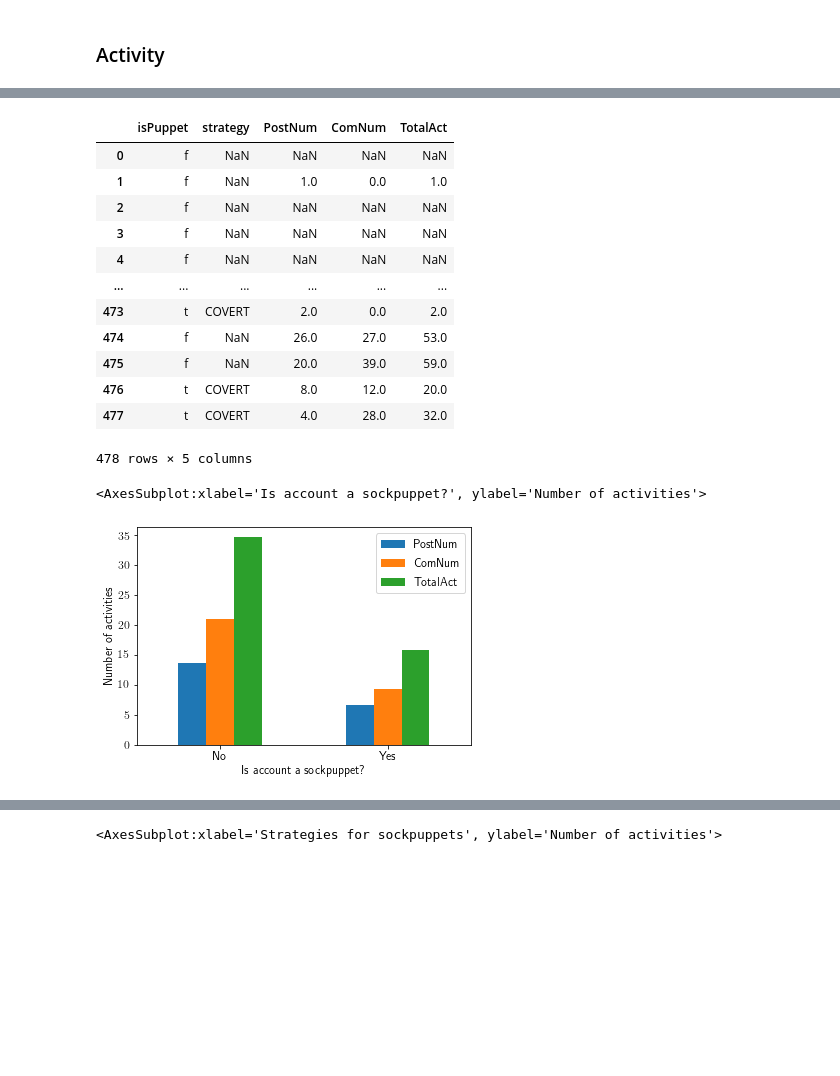
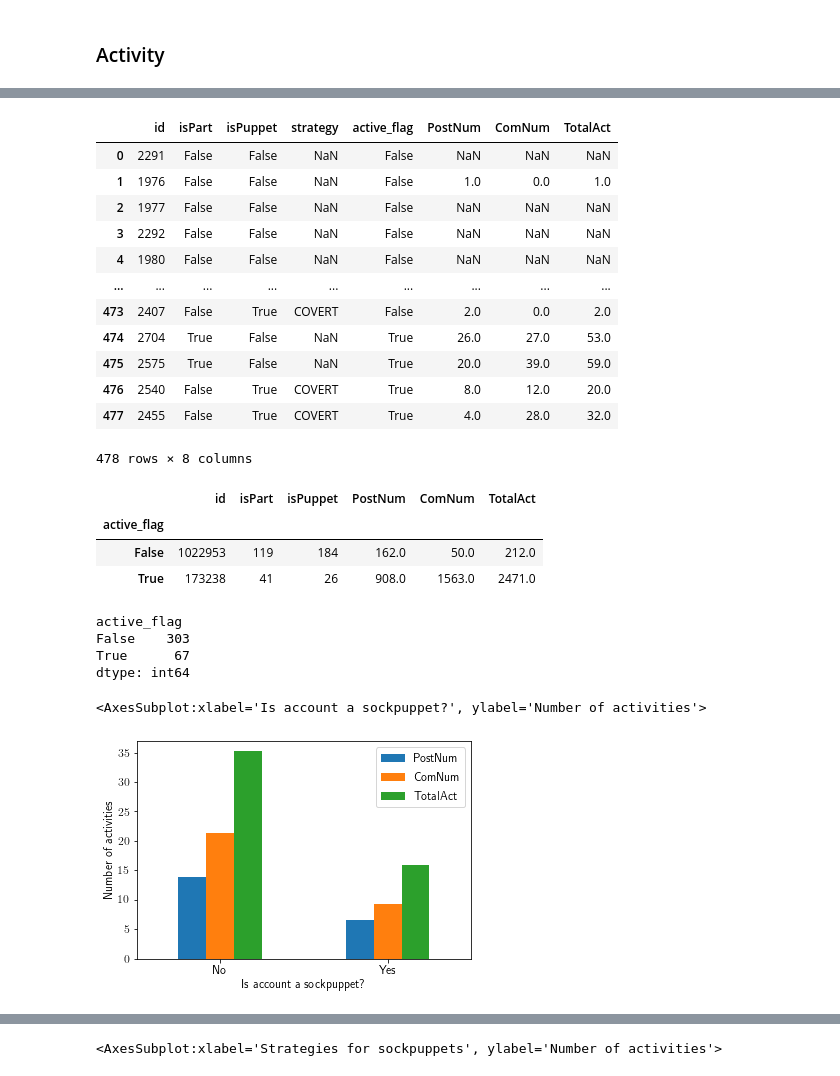
Before and after one commit to ruiliu310/dartpost-research, a Jupyter notebook: data_analytics.ipynb, the cells around one changed output, grey strips where cells are left out. Cells and saved outputs as stored; diff of their text form; code cells hidden in the pictures; blank space fills up the shorter version.

```diff
--- a/data_analytics.ipynb
+++ b/data_analytics.ipynb
@@ -80 +113,8 @@ display(df_comments.head())
+# %%
+df_users_active = pd.merge(df_users, df_active_agg, how="left", left_on="id", right_on="id")
+
+df_users_active["active_range"].fillna(pd.Timedelta("0 day"), inplace=True)
+df_users_active["active_flag"].fillna(False, inplace=True)
+
+df_users_final = df_users_active
 # %%
@@ -149,6 +158,5 @@ display(df_act.head())
 # %%
-df_users_final = pd.merge(df_users, df_act, left_on=["id"], right_index=True, how="left")
-
+df_users_final = pd.merge(df_users_final, df_act, left_on=["id"], right_index=True, how="left")
 display(df_users_final.head())
 # %% [output]
 |  | id | email | username | password_x | firstName | lastName | fullName | profilePic | isMod | ... |
@@ -161,23 +169,42 @@ display(df_users_final.head())
 # %%
-df_users_act = df_users_final[["isPuppet", "strategy", "PostNum", "ComNum", "TotalAct"]]
+df_users_act = df_users_final[["id", "isPart", "isPuppet", "strategy", "active_flag", "PostNum", "ComNum", "TotalAct"]]
 
 display(df_users_act)
 # %% [output]
-|  | isPuppet | strategy | PostNum | ComNum | TotalAct |
-| 0 | f | NaN | NaN | NaN | NaN |
-| 1 | f | NaN | 1.0 | 0.0 | 1.0 |
-| 2 | f | NaN | NaN | NaN | NaN |
-| 3 | f | NaN | NaN | NaN | NaN |
-| 4 | f | NaN | NaN | NaN | NaN |
-| ... | ... | ... | ... | ... | ... |
-| 473 | t | COVERT | 2.0 | 0.0 | 2.0 |
-| 474 | f | NaN | 26.0 | 27.0 | 53.0 |
-| 475 | f | NaN | 20.0 | 39.0 | 59.0 |
-| 476 | t | COVERT | 8.0 | 12.0 | 20.0 |
-| 477 | t | COVERT | 4.0 | 28.0 | 32.0 |
+|  | id | isPart | isPuppet | strategy | active_flag | PostNum | ComNum | TotalAct |
+| 0 | 2291 | False | False | NaN | False | NaN | NaN | NaN |
+| 1 | 1976 | False | False | NaN | False | 1.0 | 0.0 | 1.0 |
+| 2 | 1977 | False | False | NaN | False | NaN | NaN | NaN |
+| 3 | 2292 | False | False | NaN | False | NaN | NaN | NaN |
+| 4 | 1980 | False | False | NaN | False | NaN | NaN | NaN |
+| ... | ... | ... | ... | ... | ... | ... | ... | ... |
+| 473 | 2407 | False | True | COVERT | False | 2.0 | 0.0 | 2.0 |
+| 474 | 2704 | True | False | NaN | True | 26.0 | 27.0 | 53.0 |
+| 475 | 2575 | True | False | NaN | True | 20.0 | 39.0 | 59.0 |
+| 476 | 2540 | False | True | COVERT | True | 8.0 | 12.0 | 20.0 |
+| 477 | 2455 | False | True | COVERT | True | 4.0 | 28.0 | 32.0 |
-478 rows × 5 columns
+478 rows × 8 columns
+# %%
+df_all_index = df_users_act["isPart"] | df_users_act["isPuppet"]
+
+df_active_index = df_all_index & df_users_act["active_flag"]
+# %%
+df_users_act.groupby("active_flag").sum()
+# %% [output]
+|  | id | isPart | isPuppet | PostNum | ComNum | TotalAct |
+| active_flag |  |  |  |  |  |  |
+| False | 1022953 | 119 | 184 | 162.0 | 50.0 | 212.0 |
+| True | 173238 | 41 | 26 | 908.0 | 1563.0 | 2471.0 |
+# %%
+display(df_users_act[df_all_index].groupby("active_flag").size())
+# df_users_act[df_all_index].groupby("active_flag").size().rename(index={True: "Yes", False: "No"}).plot(kind="bar", rot=0, xlabel="Active or not")
+# %% [output]
+active_flag
+False    303
+True      67
+dtype: int64
 # %%
-df_users_act.groupby("isPuppet").mean().rename(index={"t": "Yes", "f": "No"}).plot(kind="bar", rot=0, xlabel="Is account a sockpuppet?", ylabel="Number of activities")
+df_users_act[df_all_index][["isPuppet", "PostNum", "ComNum", "TotalAct"]].groupby("isPuppet").mean().rename(index={True: "Yes", False: "No"}).plot(kind="bar", rot=0, xlabel="Is account a sockpuppet?", ylabel="Number of activities", stacked=False)
 # %% [output]
 <AxesSubplot:xlabel='Is account a sockpuppet?', ylabel='Number of activities'>
-[figure, old version]
+[figure, new version]
```
Also changed, not shown: parts of 40 cells of this notebook, 1 other file.
